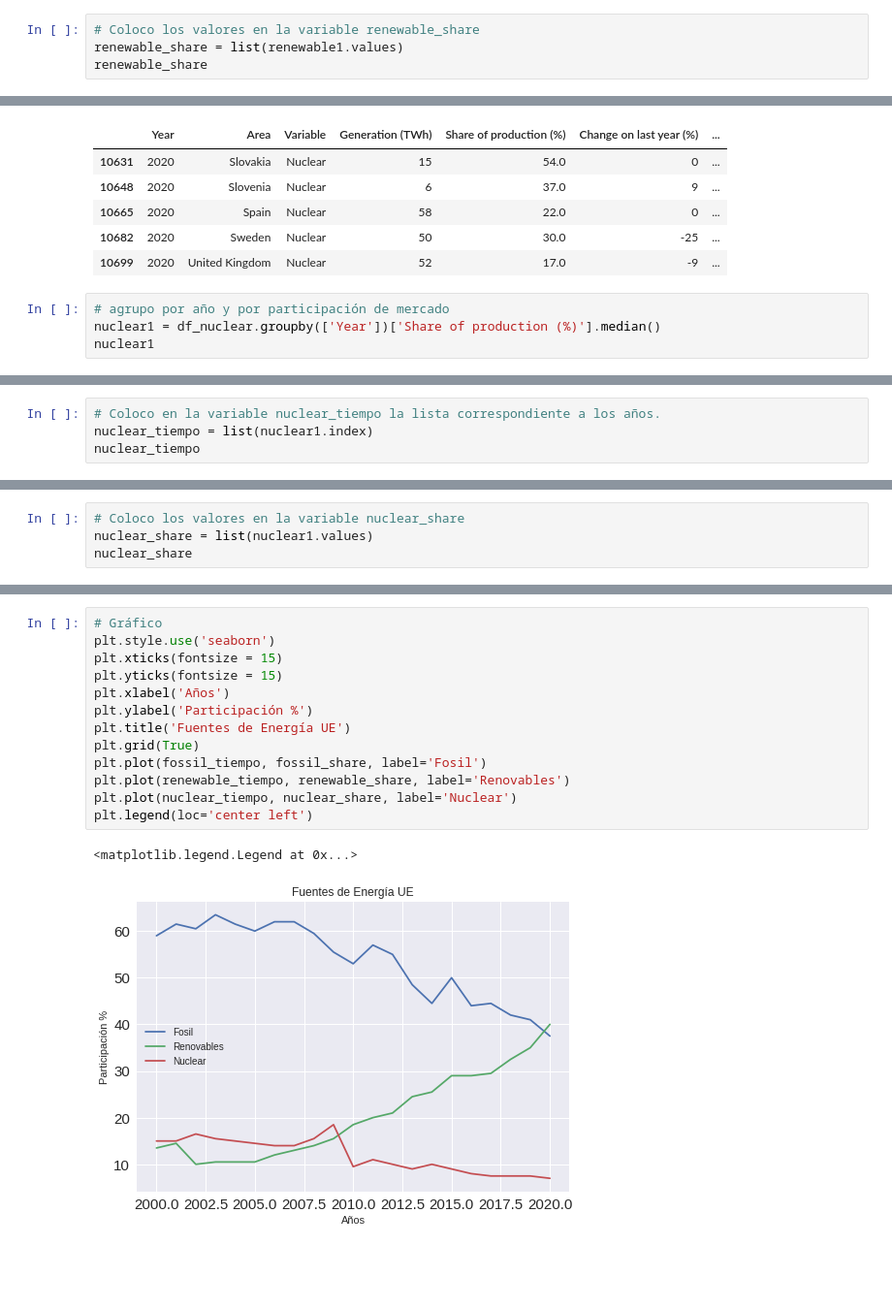
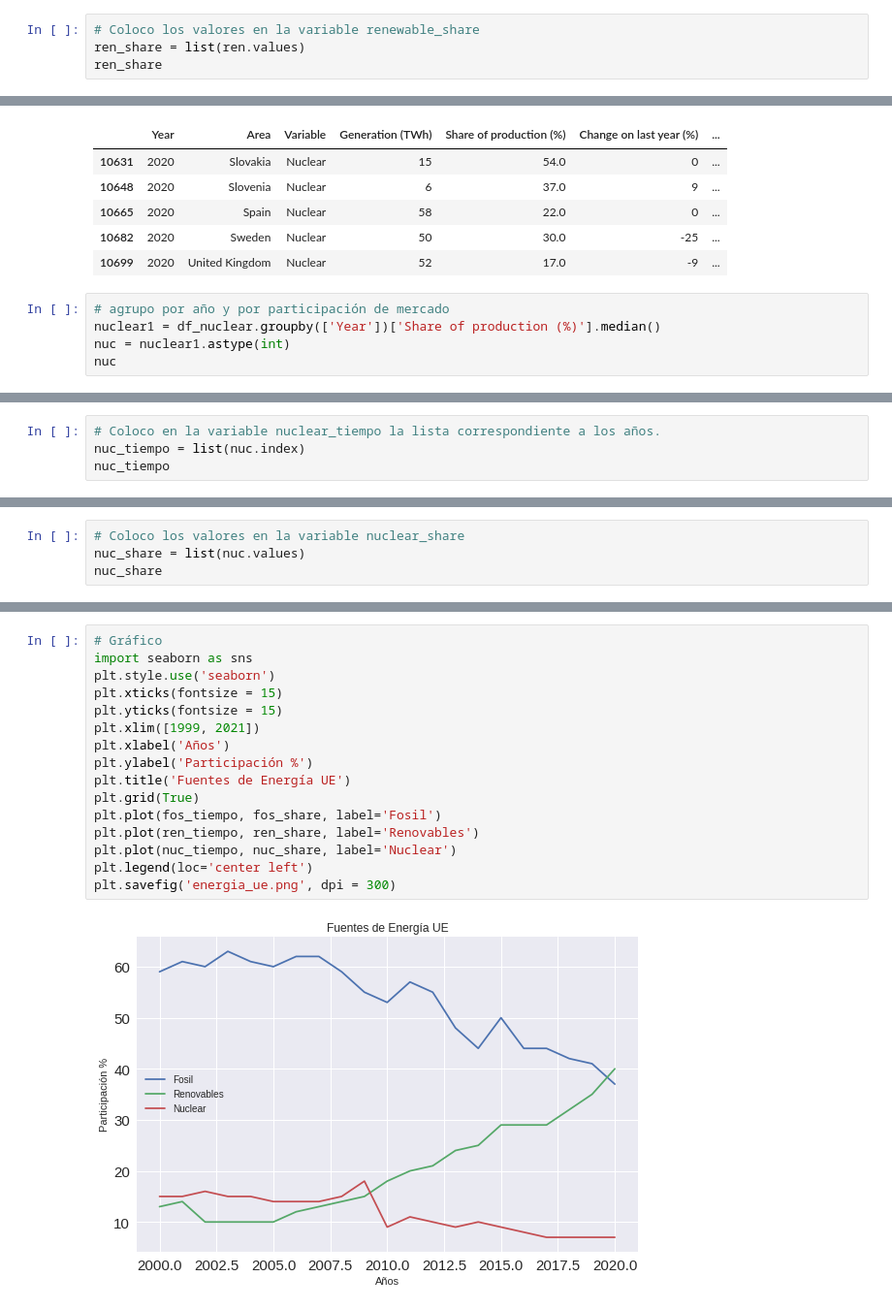
Before and after one commit to victorjms/visualizacion_de_datos, a Jupyter notebook: Visualizacion_de_datos.ipynb, the cells around one changed output, grey strips where cells are left out. Shown at 97% size. Saved outputs shown, nothing was run; the diff lists cells and outputs as text; blank space fills up the shorter version.

```diff
--- a/Visualizacion_de_datos.ipynb
+++ b/Visualizacion_de_datos.ipynb
@@ -202,6 +204,6 @@ renewable_tiempo
  2020]
 # %%
 # Coloco los valores en la variable renewable_share
-renewable_share = list(renewable1.values)
-renewable_share
+ren_share = list(ren.values)
+ren_share
 # %% [output]
@@ -236,6 +238,7 @@ df_nuclear.tail()
 # %%
 # agrupo por año y por participación de mercado
 nuclear1 = df_nuclear.groupby(['Year'])['Share of production (%)'].median()
-nuclear1
+nuc = nuclear1.astype(int)
+nuc
 # %% [output]
 Year
@@ -258,7 +261,7 @@ Name: Share of production (%), dtype: float64
 # %%
 # Coloco en la variable nuclear_tiempo la lista correspondiente a los años.
-nuclear_tiempo = list(nuclear1.index)
-nuclear_tiempo
+nuc_tiempo = list(nuc.index)
+nuc_tiempo
 # %% [output]
 [2000,
  2001,
@@ -279,6 +282,6 @@ nuclear_tiempo
  2020]
 # %%
 # Coloco los valores en la variable nuclear_share
-nuclear_share = list(nuclear1.values)
-nuclear_share
+nuc_share = list(nuc.values)
+nuc_share
 # %% [output]
@@ -302,16 +289,18 @@ nuclear_share
 # %%
 # Gráfico
+import seaborn as sns
 plt.style.use('seaborn')
 plt.xticks(fontsize = 15)
 plt.yticks(fontsize = 15)
+plt.xlim([1999, 2021])
 plt.xlabel('Años')
 plt.ylabel('Participación %')
 plt.title('Fuentes de Energía UE')
 plt.grid(True)
-plt.plot(fossil_tiempo, fossil_share, label='Fosil')
-plt.plot(renewable_tiempo, renewable_share, label='Renovables')
-plt.plot(nuclear_tiempo, nuclear_share, label='Nuclear')
+plt.plot(fos_tiempo, fos_share, label='Fosil')
+plt.plot(ren_tiempo, ren_share, label='Renovables')
+plt.plot(nuc_tiempo, nuc_share, label='Nuclear')
 plt.legend(loc='center left')
+plt.savefig('energia_ue.png', dpi = 300)
 # %% [output]
-<matplotlib.legend.Legend at 0x...>
-[figure, old version]
+[figure, new version]
```
Also changed, not shown: parts of 10 cells of this notebook.
